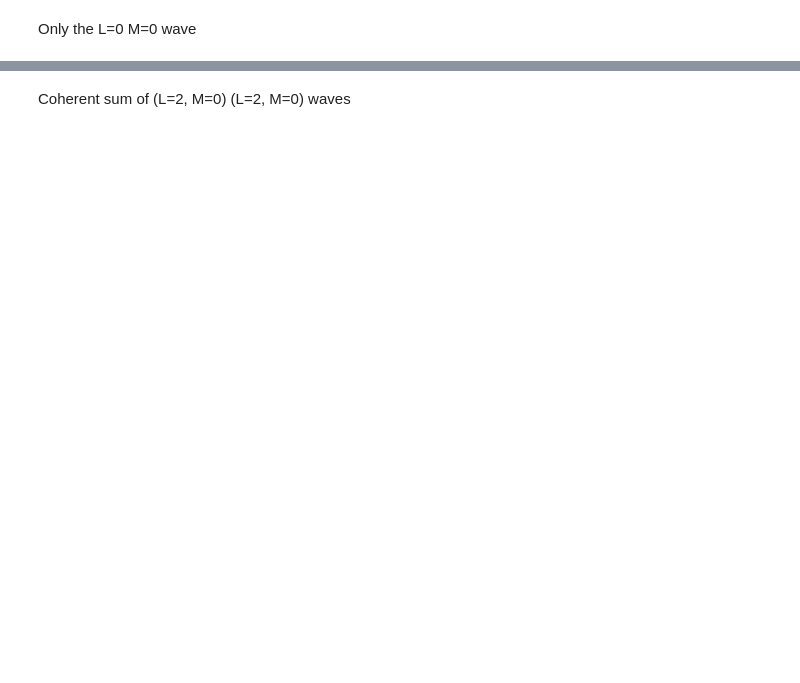
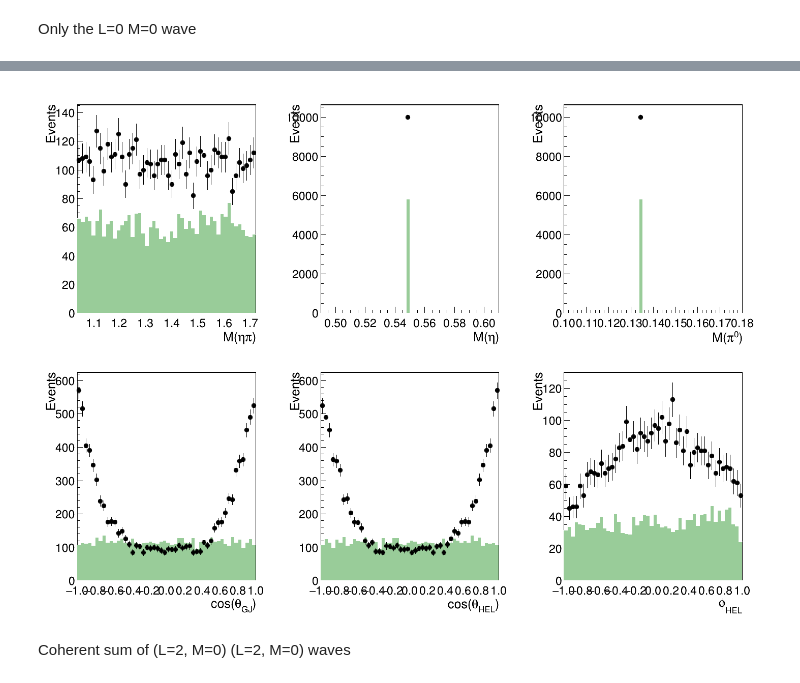
Before and after one commit to lan13005/PyAmpTools, a Jupyter notebook: _sources/notebooks/plotgen.ipynb, the cells around one changed output, grey strips where cells are left out. Saved outputs shown, nothing was run; the diff lists cells and outputs as text; code cells hidden in the pictures; blank space fills up the shorter version.

```diff
--- a/_sources/notebooks/plotgen.ipynb
+++ b/_sources/notebooks/plotgen.ipynb
@@ -105,2 +165,6 @@ Only the L=0 M=0 wave
+# %%
+Image(filename=f'result_resAmp3.png')
+# %% [output]
+[figure, added]
 # %% [markdown]
 Coherent sum of (L=2, M=0) (L=2, M=0) waves
```
Also changed, not shown: parts of 15 cells of this notebook, 11 other files.
